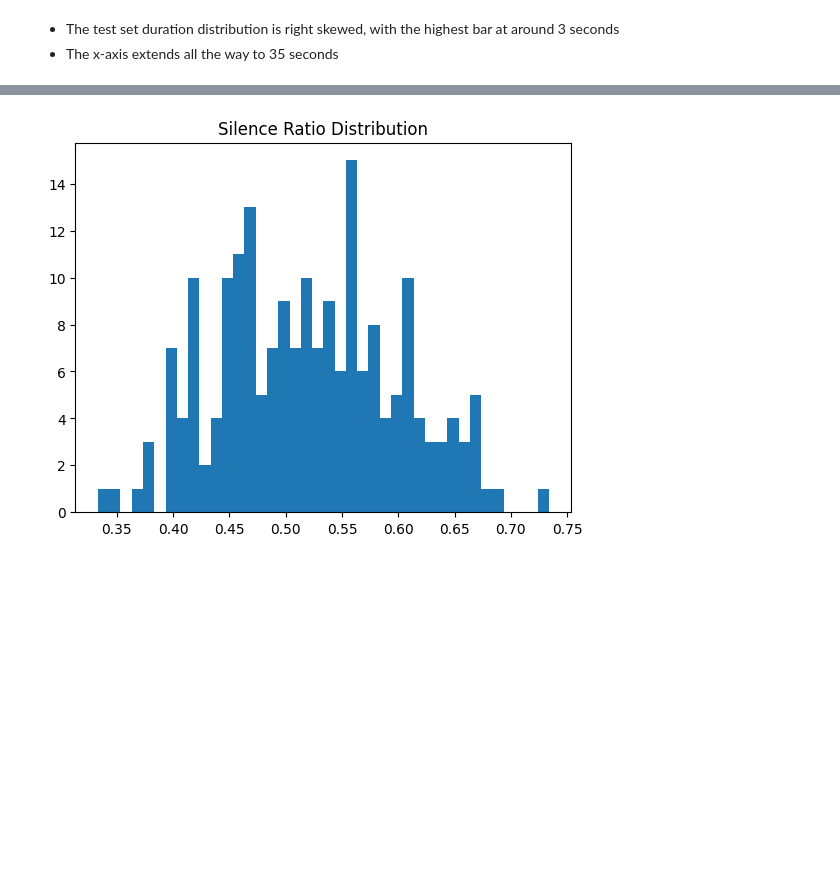
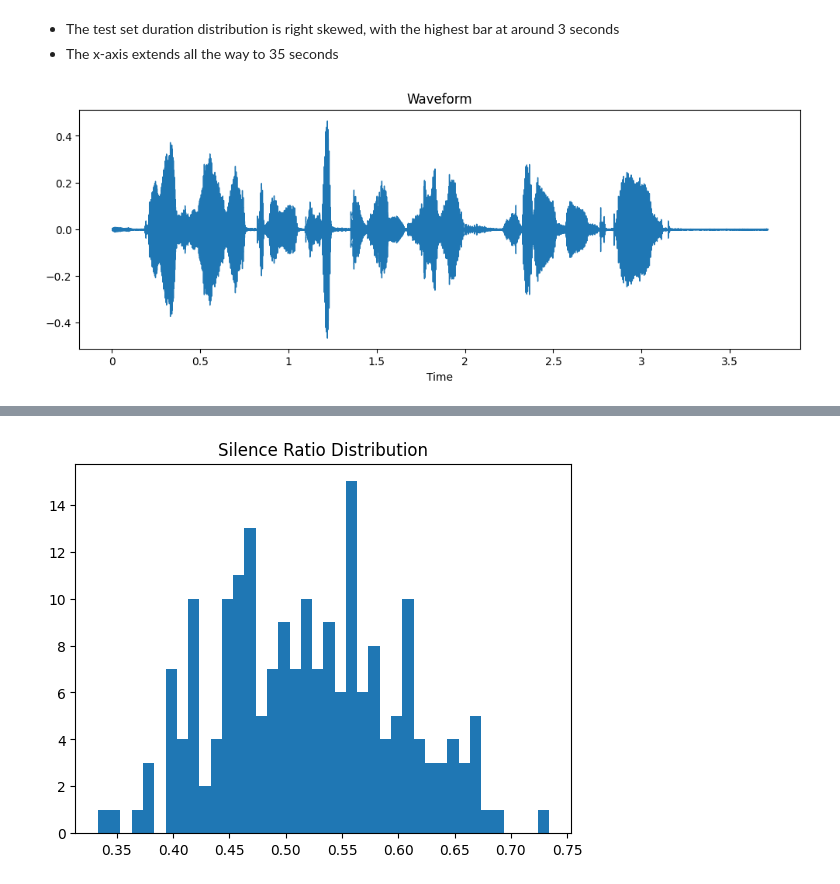
Before and after one commit to Mario-Benedict/lingulu-machine-learning, a Jupyter notebook: notebooks/eda_librispeech.ipynb, the cells around one changed output, grey strips where cells are left out. Drawn from its saved outputs; the diff is of its cells as text; code cells hidden in the pictures; blank space fills up the shorter version.

Commit message:
fix: added more eda for librispeech test

```diff
--- a/notebooks/eda_librispeech.ipynb
+++ b/notebooks/eda_librispeech.ipynb
@@ -315,10 +265,10 @@ dtype: int64
 # %%
 # load test-clean data
 
-DATASET_PATH_3 = "LibriSpeech_WAV/test-clean"
+DATASET_PATH_2 = "LibriSpeech_WAV/test-clean"
 
 wav_files_test = []
-for root, _, files in os.walk(DATASET_PATH_3):
+for root, _, files in os.walk(DATASET_PATH_2):
     for f in files:
         if f.endswith(".wav"):
             wav_files_test.append(os.path.join(root, f))
@@ -370,3 +320,15 @@ plt.show()
 # %% [markdown]
 - The test set duration distribution is right skewed, with the highest bar at around 3 seconds
 - The x-axis extends all the way to 35 seconds
+# %%
+# Waveform Visualization (time domain)
+
+sample_path = wav_files_test[0]
+y, sr = librosa.load(sample_path, sr=None)
+
+plt.figure(figsize=(12,4))
+librosa.display.waveshow(y, sr=sr)
+plt.title("Waveform")
+plt.show()
+# %% [output]
+[figure, added]
```
Also changed, not shown: parts of 17 cells of this notebook.
